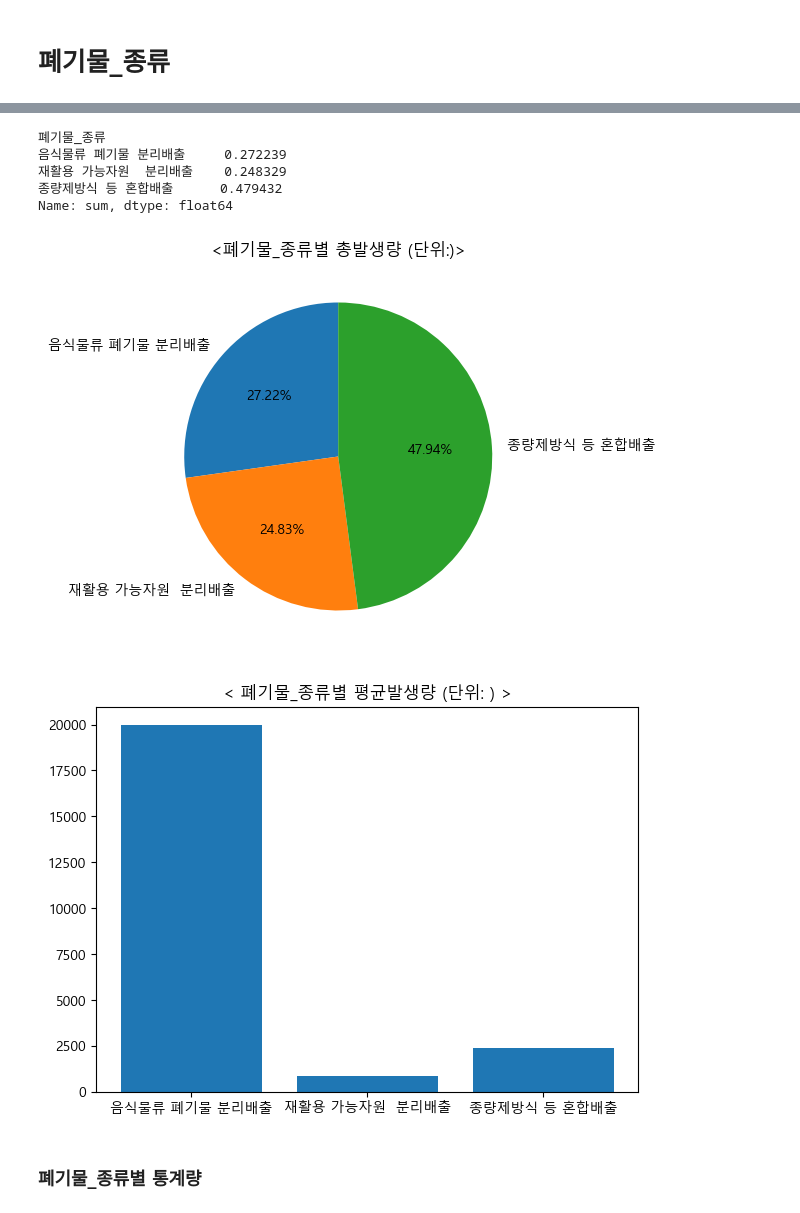
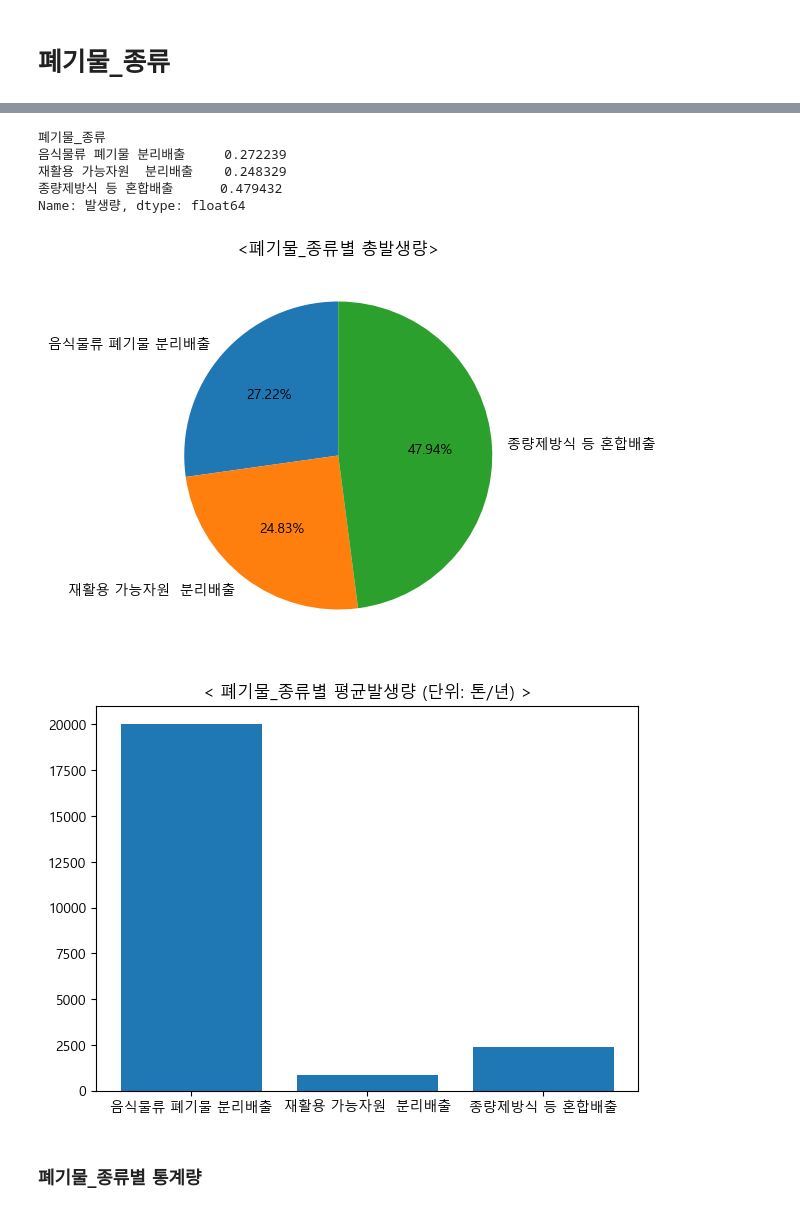
Before and after one commit to kimsang0220/Busan_Big_Data, a Jupyter notebook: NMJ/4차_EDA_쓰레기데이터.ipynb, the cells around one changed output, grey strips where cells are left out. Cells and saved outputs as stored; diff of their text form; code cells hidden in the pictures.

```diff
--- a/NMJ/4차_EDA_쓰레기데이터.ipynb
+++ b/NMJ/4차_EDA_쓰레기데이터.ipynb
@@ -8,5 +9,5 @@ import seaborn as sns
 # %%
-waste = pd.read_csv('DB/상현_폐기물데이터_행정구역변경(수정).csv', encoding='CP949')
+waste = pd.read_csv('../../DB/폐기물데이터_행정구역변경_2.csv', encoding='CP949')
 # %%
 waste
 # %% [output]
@@ -43,0 +36,7 @@ waste_group_total
+# %%
+waste_group1_sum = waste.groupby('폐기물_종류').agg({
+  '재활용':'sum',
+  '소각': 'sum',
+  '매립':'sum',
+  '기타':'sum',
+  '발생량':'sum'})
@@ -44,13 +59,13 @@ waste_group_total
 # %%
-waste_group_total['발생량']['sum']/sum(waste_group_total['발생량']['sum'])
+waste_group1_sum['발생량']/sum(waste_group1_sum['발생량'])
 # 종량제방식 등 혼합배출이 0.4로 제일 많음
-# 음식물류와 재활용은 비슷슷
+# 음식물류와 재활용은 비슷
 # %% [output]
 폐기물_종류
 음식물류 폐기물 분리배출     0.272239
 재활용 가능자원  분리배출    0.248329
 종량제방식 등 혼합배출      0.479432
-Name: sum, dtype: float64
+Name: 발생량, dtype: float64
 # %%
 # jupyter notebook 내 그래프를 바로 그리기 위한 설정
 %matplotlib inline
@@ -62,28 +77,28 @@ plt.rcParams['font.family'] = 'Malgun Gothic'
 # %%
 plt.figure(figsize=(10,5))
 
-plt.pie(x = waste_group_total['발생량']['sum'],
-        labels = waste_group_total.index,
+plt.pie(x = waste_group1_sum['발생량'],
+        labels = waste_group1_sum.index,
         autopct='%.2f%%',
         startangle= 90 # 시계 반대방향
         )
-plt.title('<폐기물_종류별 총발생량 (단위:)>')
+plt.title('<폐기물_종류별 총발생량>')
 
 plt.show()
 # %% [output]
-[figure, old version]
+[figure, new version]
 # %%
 plt.figure(figsize=(7,5))
-x = np.arange(len(waste_group_total.index))
-y = waste_group_total['발생량']['mean'].to_list()
+x = np.arange(len(waste_group1_mean.index))
+y = waste_group1_mean['발생량'].to_list()
 
 plt.bar(x, y)
-plt.xticks(x, waste_group_total.index)
-plt.title('< 폐기물_종류별 평균발생량 (단위: ) >')
+plt.xticks(x, waste_group1_mean.index)
+plt.title('< 폐기물_종류별 평균발생량 (단위: 톤/년) >')
 plt.show()
 
-# 음식물이 평균이 제일 높음음
+# 음식물이 평균이 제일 높음
 # %% [output]
-[figure, old version]
+[figure, new version]
 # %% [markdown]
 ### 폐기물_종류별 통계량
```
Also changed, not shown: parts of 22 cells of this notebook, 1 other file.
